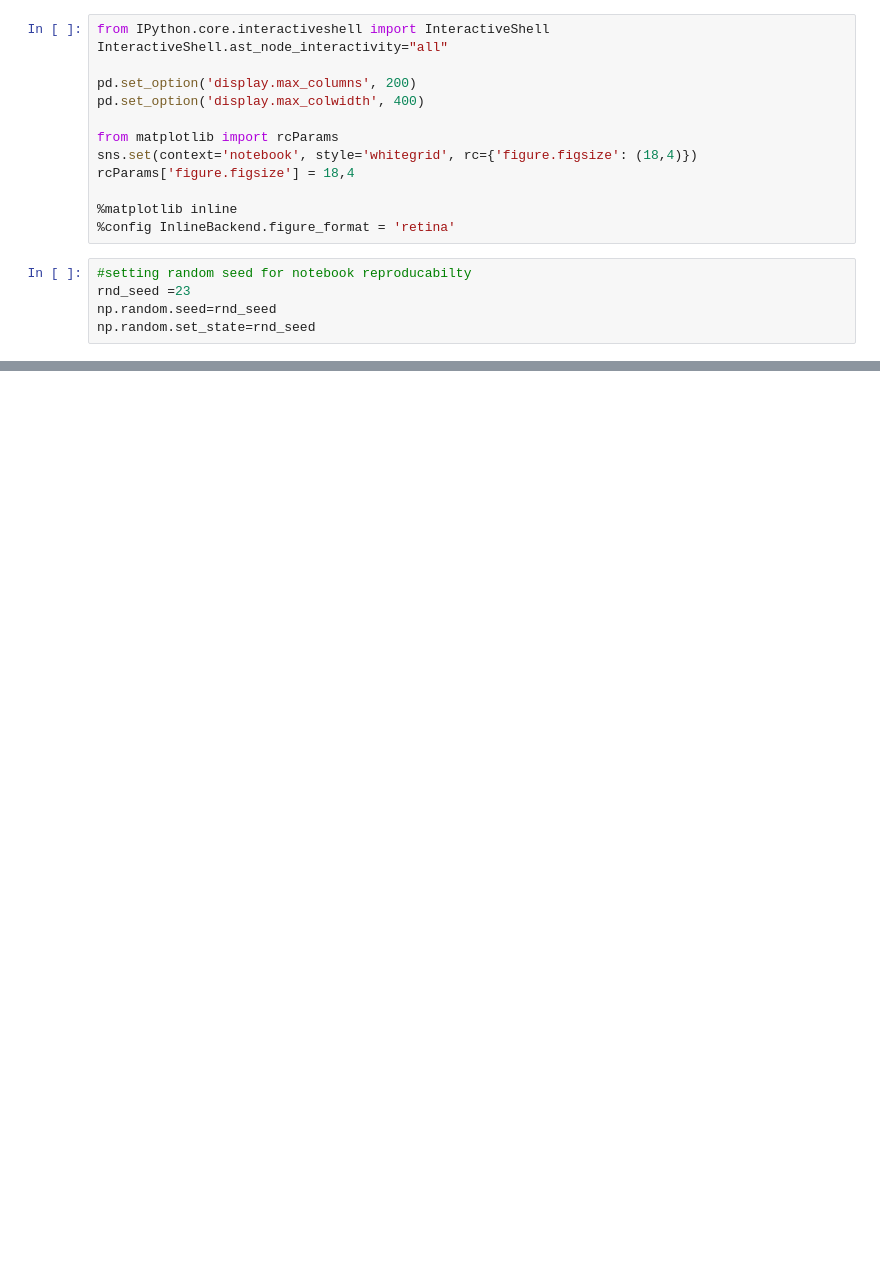
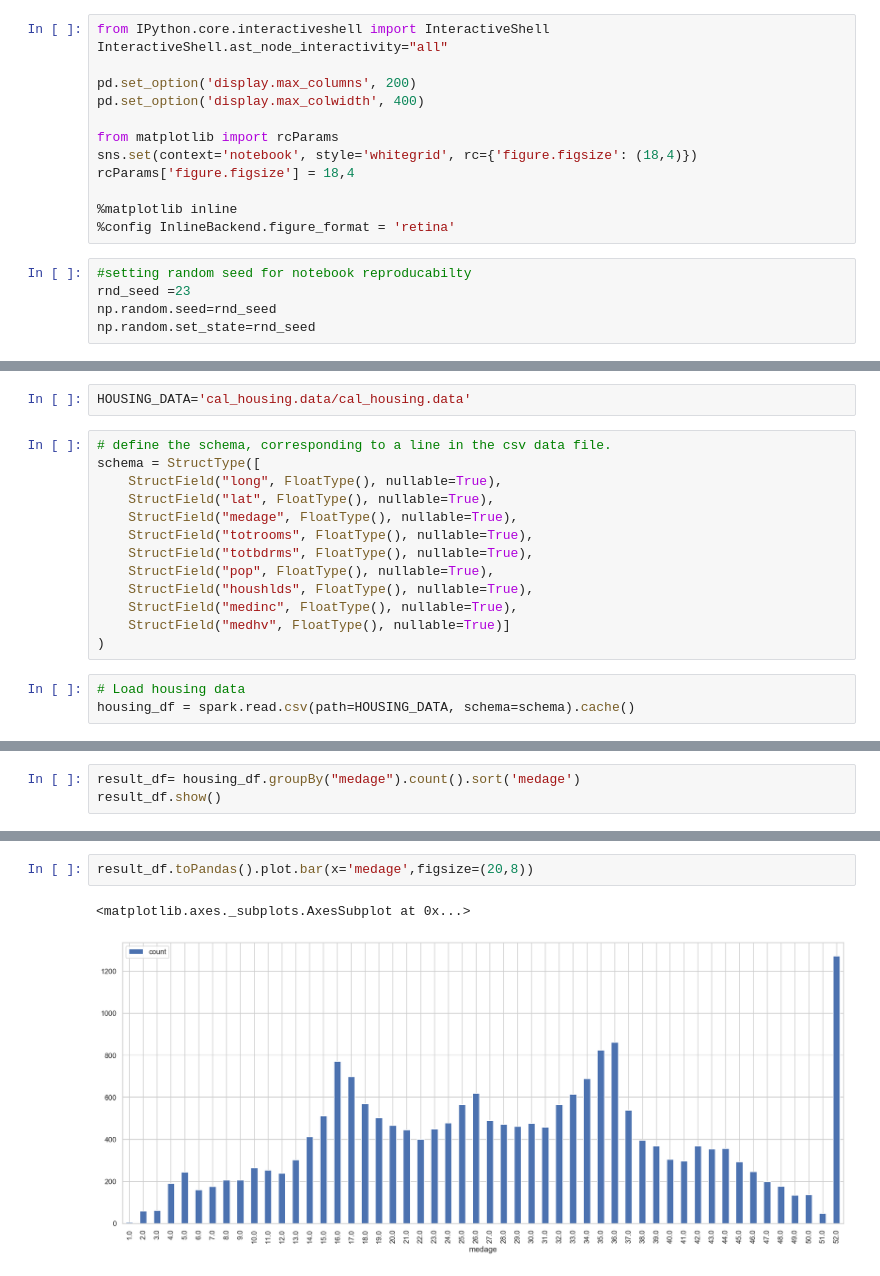
Before and after one commit to heenashree/DataAnalytics, a Jupyter notebook: pyspark/PySpark.ipynb, the cells around one changed output, grey strips where cells are left out. Drawn from its saved outputs; the diff is of its cells as text; blank space fills up the shorter version.

```diff
--- a/pyspark/PySpark.ipynb
+++ b/pyspark/PySpark.ipynb
@@ -71,0 +83,18 @@ df.show()
+# %%
+HOUSING_DATA='cal_housing.data/cal_housing.data'
+# %%
+# define the schema, corresponding to a line in the csv data file.
+schema = StructType([
+    StructField("long", FloatType(), nullable=True),
+    StructField("lat", FloatType(), nullable=True),
+    StructField("medage", FloatType(), nullable=True),
+    StructField("totrooms", FloatType(), nullable=True),
+    StructField("totbdrms", FloatType(), nullable=True),
+    StructField("pop", FloatType(), nullable=True),
+    StructField("houshlds", FloatType(), nullable=True),
+    StructField("medinc", FloatType(), nullable=True),
+    StructField("medhv", FloatType(), nullable=True)]
+)
+# %%
+# Load housing data
+housing_df = spark.read.csv(path=HOUSING_DATA, schema=schema).cache()
@@ -71,0 +122,3 @@ df.show()
+# %%
+result_df= housing_df.groupBy("medage").count().sort('medage')
+result_df.show()
@@ -71,0 +143,5 @@ df.show()
+# %%
+result_df.toPandas().plot.bar(x='medage',figsize=(20,8))
+# %% [output]
+<matplotlib.axes._subplots.AxesSubplot at 0x...>
+[figure, added]
```
Also changed, not shown: parts of 10 cells of this notebook.
